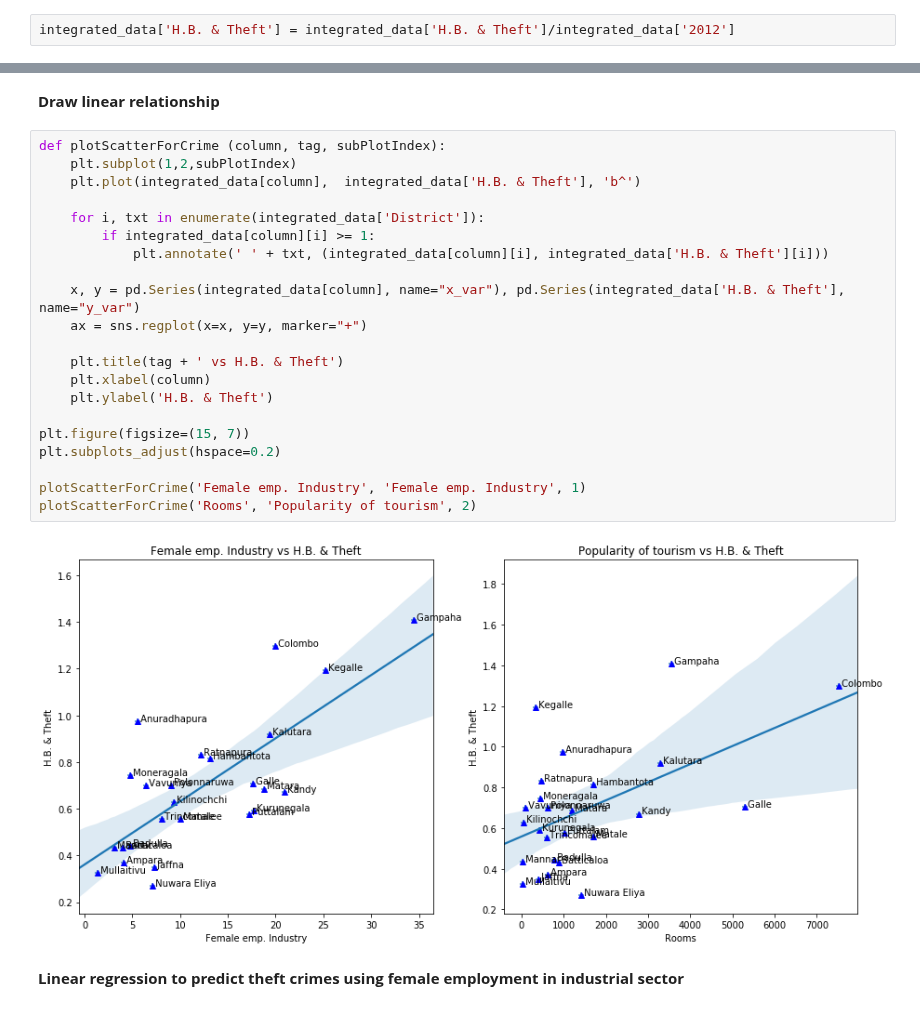
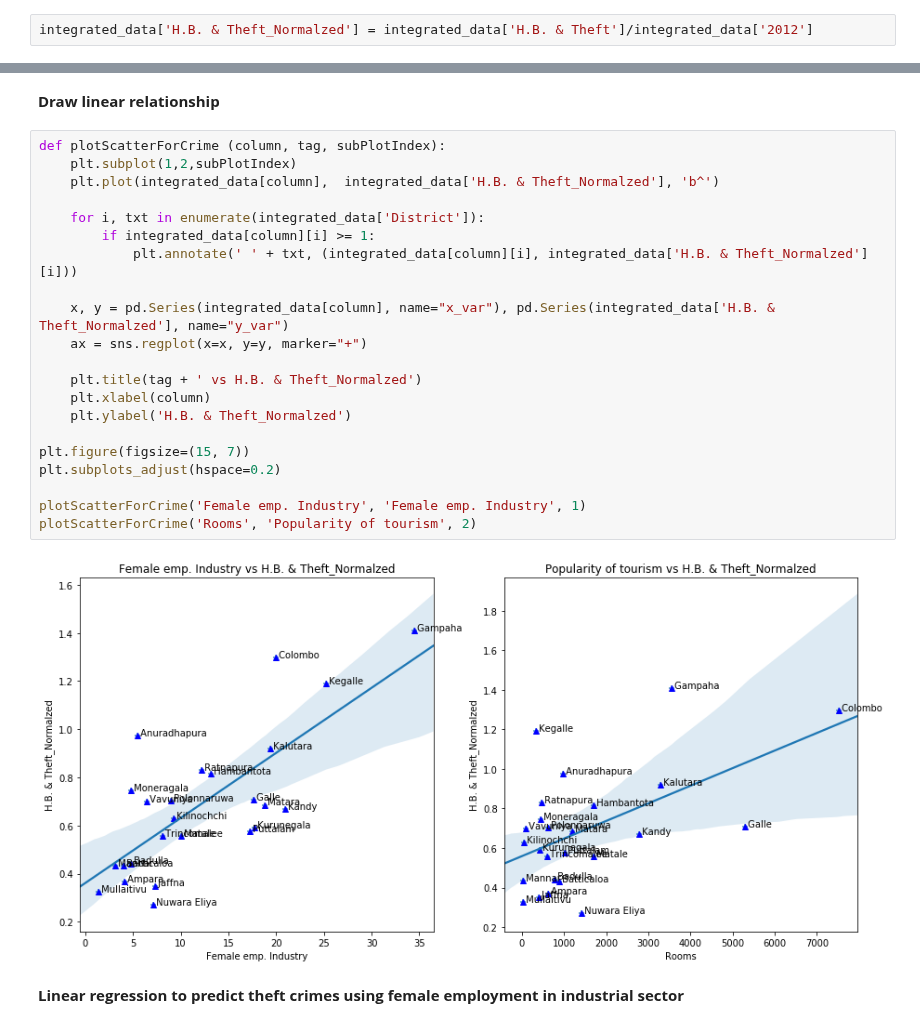
Before and after one commit to PraAnj/gov.lk.data.analysis, a Jupyter notebook: src/predict_crimes_theft_given_a_district.ipynb, the cells around one changed output, grey strips where cells are left out. Drawn from its saved outputs; the diff is of its cells as text.

```diff
--- a/src/predict_crimes_theft_given_a_district.ipynb
+++ b/src/predict_crimes_theft_given_a_district.ipynb
@@ -34,7 +38,7 @@ Data set size :  (26, 23)
 # %% [markdown]
 **Normalizing theft crime data with population**
 # %%
-integrated_data['H.B. & Theft'] = integrated_data['H.B. & Theft']/integrated_data['2012']
+integrated_data['H.B. & Theft_Normalzed'] = integrated_data['H.B. & Theft']/integrated_data['2012']
 # %% [markdown]
 **Correlation analysis to H.B. & theft**
 # %%
@@ -57,26 +61,26 @@ Text(0.5, 1.0, 'Female employment in industrial sector Correlation')
 # %%
 def plotScatterForCrime (column, tag, subPlotIndex):
     plt.subplot(1,2,subPlotIndex)
-    plt.plot(integrated_data[column],  integrated_data['H.B. & Theft'], 'b^')
+    plt.plot(integrated_data[column],  integrated_data['H.B. & Theft_Normalzed'], 'b^')
 
     for i, txt in enumerate(integrated_data['District']):
         if integrated_data[column][i] >= 1:
-            plt.annotate(' ' + txt, (integrated_data[column][i], integrated_data['H.B. & Theft'][i]))
+            plt.annotate(' ' + txt, (integrated_data[column][i], integrated_data['H.B. & Theft_Normalzed'][i]))
 
-    x, y = pd.Series(integrated_data[column], name="x_var"), pd.Series(integrated_data['H.B. & Theft'], name="y_var")
+    x, y = pd.Series(integrated_data[column], name="x_var"), pd.Series(integrated_data['H.B. & Theft_Normalzed'], name="y_var")
     ax = sns.regplot(x=x, y=y, marker="+")
 
-    plt.title(tag + ' vs H.B. & Theft')
+    plt.title(tag + ' vs H.B. & Theft_Normalzed')
     plt.xlabel(column)
-    plt.ylabel('H.B. & Theft')
+    plt.ylabel('H.B. & Theft_Normalzed')
 
 plt.figure(figsize=(15, 7))
 plt.subplots_adjust(hspace=0.2)
 
 plotScatterForCrime('Female emp. Industry', 'Female emp. Industry', 1)
 plotScatterForCrime('Rooms', 'Popularity of tourism', 2)
 # %% [output]
-[figure, old version]
+[figure, new version]
 # %% [markdown]
 **Linear regression to predict theft crimes using female employment in industrial sector**
 # %%
```
Also changed, not shown: parts of 10 cells of this notebook.
